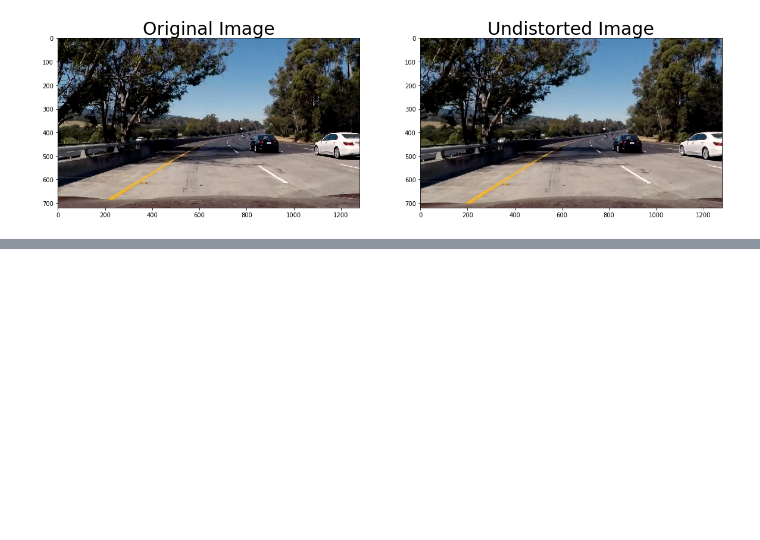
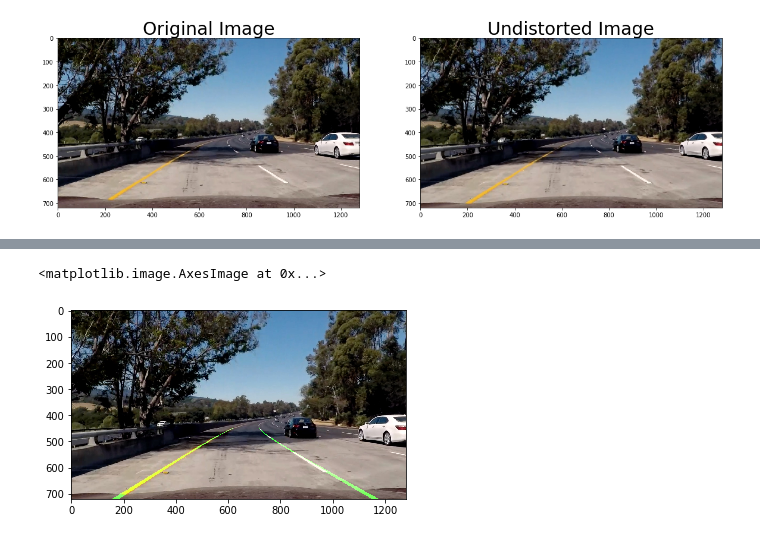
Before and after one commit to streed/CarND-Advanced-Lane-Lines, a Jupyter notebook: advanced_lane_detection_test_bed.ipynb, the cells around one changed output, grey strips where cells are left out. Saved outputs shown, nothing was run; the diff lists cells and outputs as text; code cells hidden in the pictures; blank space fills up the shorter version.

```diff
--- a/advanced_lane_detection_test_bed.ipynb
+++ b/advanced_lane_detection_test_bed.ipynb
@@ -56,0 +66,6 @@ plt.imshow(road.process(thresholded_warped_image))
+# %%
+projected_lane = pipeline.project_lane(undistorted_2, thresholded_warped_image2, road.lane)
+plt.imshow(projected_lane)
+# %% [output]
+<matplotlib.image.AxesImage at 0x...>
+[figure, added]
```
Also changed, not shown: parts of 4 cells of this notebook, 4 other files.
